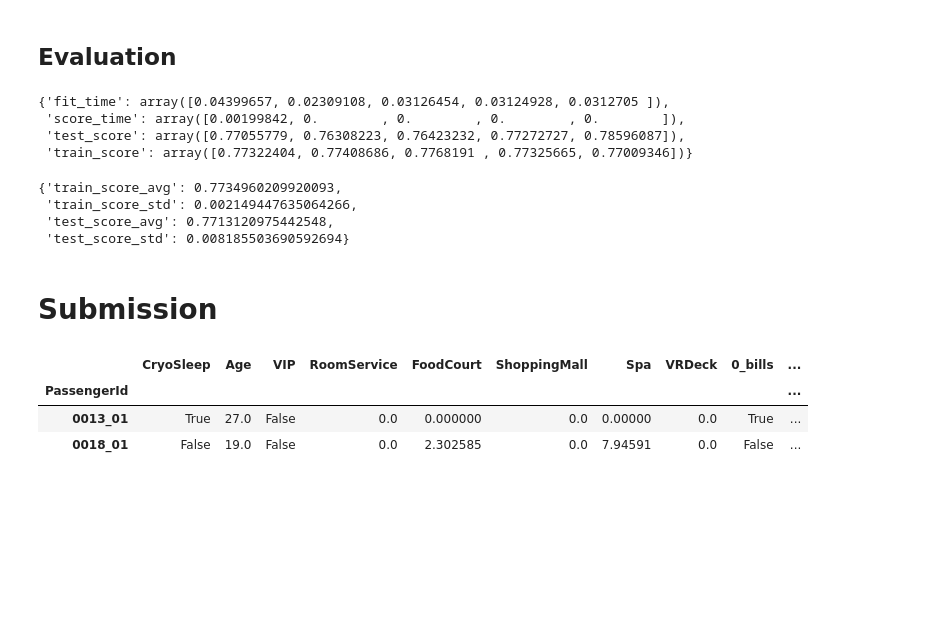
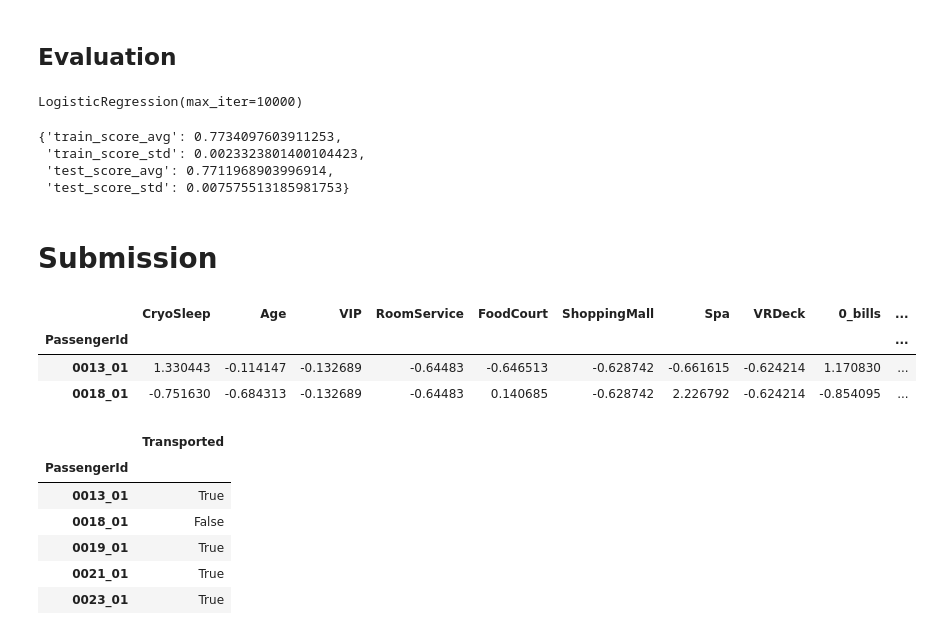
Before and after one commit to kisukegremory/Kaggle, a Jupyter notebook: Spaceship Titanic/ML - Logistic Regression.ipynb, the cells around one changed output. Saved outputs shown, nothing was run; the diff lists cells and outputs as text; code cells hidden in the pictures; blank space fills up the shorter version.

```diff
--- a/Spaceship Titanic/ML - Logistic Regression.ipynb
+++ b/Spaceship Titanic/ML - Logistic Regression.ipynb
@@ -20,7 +20,6 @@ df_train.head(2)
 # %% [markdown]
 # Data Treatment
 # %%
-
 def treat_dataset(df:pd.DataFrame) -> pd.DataFrame:
     df = df.drop(['Name'],axis=1)
     df = fe.cabin_inputer(df)
@@ -33,6 +32,12 @@ def treat_dataset(df:pd.DataFrame) -> pd.DataFrame:
 def feature_enginnering(df: pd.DataFrame) -> pd.DataFrame:
     df = pd.get_dummies(df,columns=['HomePlanet','Destination','Deck'],drop_first=True)
     return df
+
+def train_test_treatments(df, full_df):
+    df['is_alone'] = fe.calculate_groupsize(df.index, full_df.index) == 1
+    return df
 # %%
 df_train = treat_dataset(df_train.copy())
 df_train = feature_enginnering(df_train)
+df_train = train_test_treatments(df_train, pd.concat([df_train,df_test]))
+df_train
@@ -60,12 +78,9 @@ scores = cross_validate(
     return_train_score=True
 )
 # %%
-scores
+model.fit(X_train,y_train)
 # %% [output]
-{'fit_time': array([0.04399657, 0.02309108, 0.03126454, 0.03124928, 0.0312705 ]),
- 'score_time': array([0.00199842, 0.        , 0.        , 0.        , 0.        ]),
- 'test_score': array([0.77055779, 0.76308223, 0.76423232, 0.77272727, 0.78596087]),
- 'train_score': array([0.77322404, 0.77408686, 0.7768191 , 0.77325665, 0.77009346])}
+LogisticRegression(max_iter=10000)
 # %%
 results = {
     'train_score_avg':np.mean(scores['train_score']),
@@ -75,23 +90,33 @@ results = {
 }
 results
 # %% [output]
-{'train_score_avg': 0.7734960209920093,
- 'train_score_std': 0.002149447635064266,
- 'test_score_avg': 0.7713120975442548,
- 'test_score_std': 0.008185503690592694}
+{'train_score_avg': 0.7734097603911253,
+ 'train_score_std': 0.0023323801400104423,
+ 'test_score_avg': 0.7711968903996914,
+ 'test_score_std': 0.007575513185981753}
 # %% [markdown]
 # Submission
 # %%
 X_test = treat_dataset(df_test)
 X_test = feature_enginnering(X_test)
+X_test = train_test_treatments(X_test, pd.concat([df_train,df_test]))
+X_test = pd.DataFrame(scaler.fit_transform(X_test), index=X_test.index, columns=X_test.columns)
 X_test.head(2)
 # %% [output]
 |  | CryoSleep | Age | VIP | RoomService | FoodCourt | ShoppingMall | Spa | VRDeck | 0_bills | ... |
 | PassengerId |  |  |  |  |  |  |  |  |  | ... |
-| 0013_01 | True | 27.0 | False | 0.0 | 0.000000 | 0.0 | 0.00000 | 0.0 | True | ... |
-| 0018_01 | False | 19.0 | False | 0.0 | 2.302585 | 0.0 | 7.94591 | 0.0 | False | ... |
+| 0013_01 | 1.330443 | -0.114147 | -0.132689 | -0.64483 | -0.646513 | -0.628742 | -0.661615 | -0.624214 | 1.170830 | ... |
+| 0018_01 | -0.751630 | -0.684313 | -0.132689 | -0.64483 | 0.140685 | -0.628742 | 2.226792 | -0.624214 | -0.854095 | ... |
 # %%
 y_test = model.predict(X_test)
 # %%
 submission = pd.Series(y_test, index=[X_test.index]).to_frame('Transported')
-submission.to_csv('data/submission_rnforest_2022-11-02.csv')
+submission.head()
+# %% [output]
+|  | Transported |
+| PassengerId |  |
+| 0013_01 | True |
+| 0018_01 | False |
+| 0019_01 | True |
+| 0021_01 | True |
+| 0023_01 | True |
```
Also changed, not shown: parts of 3 cells of this notebook, 7 other files.
